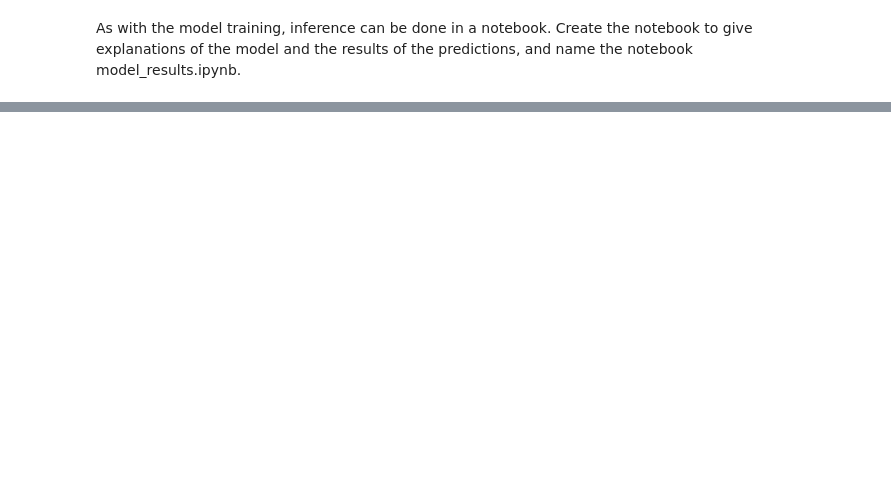
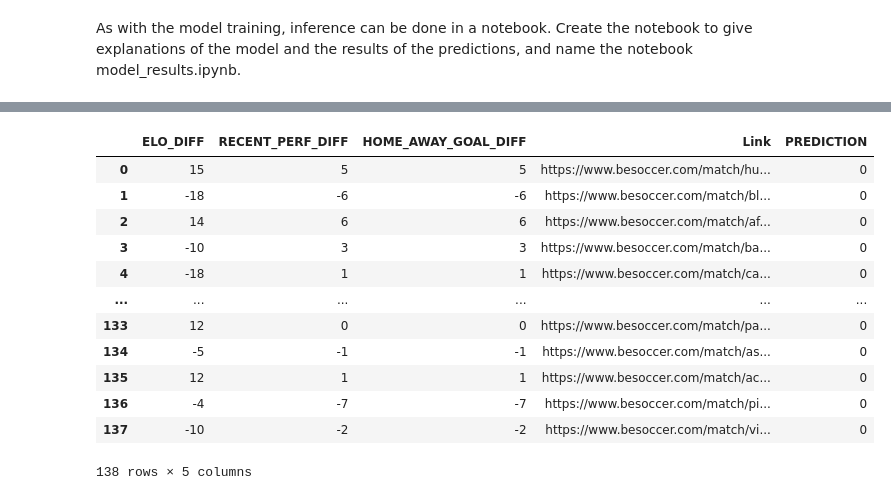
Before and after one commit to frankie-2nfro-com/football_match_outcome_prediction, a Jupyter notebook: model_results.ipynb, the cells around one changed output, grey strips where cells are left out. Cells and saved outputs as stored; diff of their text form; code cells hidden in the pictures; blank space fills up the shorter version.

```diff
--- a/model_results.ipynb
+++ b/model_results.ipynb
@@ -50,9 +52,10 @@ team_predict_pd
+# %%
+array = team_predict_pd.values
+input = array[:,0:3].astype('int')
 # %%
-array = team_predict_pd.values
-
 # Scaler
 scaler = MinMaxScaler(feature_range=(0, 8))
-rescaledX = scaler.fit_transform(array)
+rescaledX = scaler.fit_transform(input)
 
 # summarize transformed data
 set_printoptions(precision=3)
@@ -69,0 +69,3 @@ array([0, 0, 0, 0, 1, 1, 0, 1, 1, 0])
+# %%
+prediction = model.predict(rescaledX)
+prediction
@@ -69,0 +80,3 @@ array([0, 0, 0, 0, 1, 1, 0, 1, 1, 0])
+# %%
+prediction_pd = pd.DataFrame(prediction, columns=["PREDICTION"])
+prediction_pd
@@ -69,0 +97,17 @@ array([0, 0, 0, 0, 1, 1, 0, 1, 1, 0])
+# %%
+team_predict_pd.insert(loc=4, column="PREDICTION", value=prediction_pd["PREDICTION"].astype('Int64'))
+team_predict_pd
+# %% [output]
+|  | ELO_DIFF | RECENT_PERF_DIFF | HOME_AWAY_GOAL_DIFF | Link | PREDICTION |
+| 0 | 15 | 5 | 5 | https://www.besoccer.com/match/hu... | 0 |
+| 1 | -18 | -6 | -6 | https://www.besoccer.com/match/bl... | 0 |
+| 2 | 14 | 6 | 6 | https://www.besoccer.com/match/af... | 0 |
+| 3 | -10 | 3 | 3 | https://www.besoccer.com/match/ba... | 0 |
+| 4 | -18 | 1 | 1 | https://www.besoccer.com/match/ca... | 0 |
+| ... | ... | ... | ... | ... | ... |
+| 133 | 12 | 0 | 0 | https://www.besoccer.com/match/pa... | 0 |
+| 134 | -5 | -1 | -1 | https://www.besoccer.com/match/as... | 0 |
+| 135 | 12 | 1 | 1 | https://www.besoccer.com/match/ac... | 0 |
+| 136 | -4 | -7 | -7 | https://www.besoccer.com/match/pi... | 0 |
+| 137 | -10 | -2 | -2 | https://www.besoccer.com/match/vi... | 0 |
+138 rows × 5 columns
```
Also changed, not shown: parts of 5 cells of this notebook, 5 other files.
